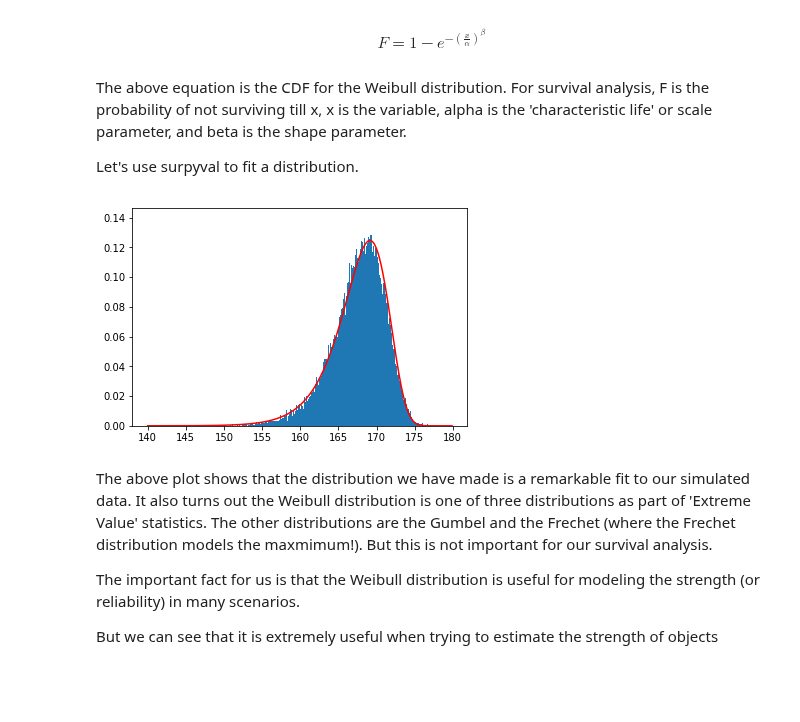
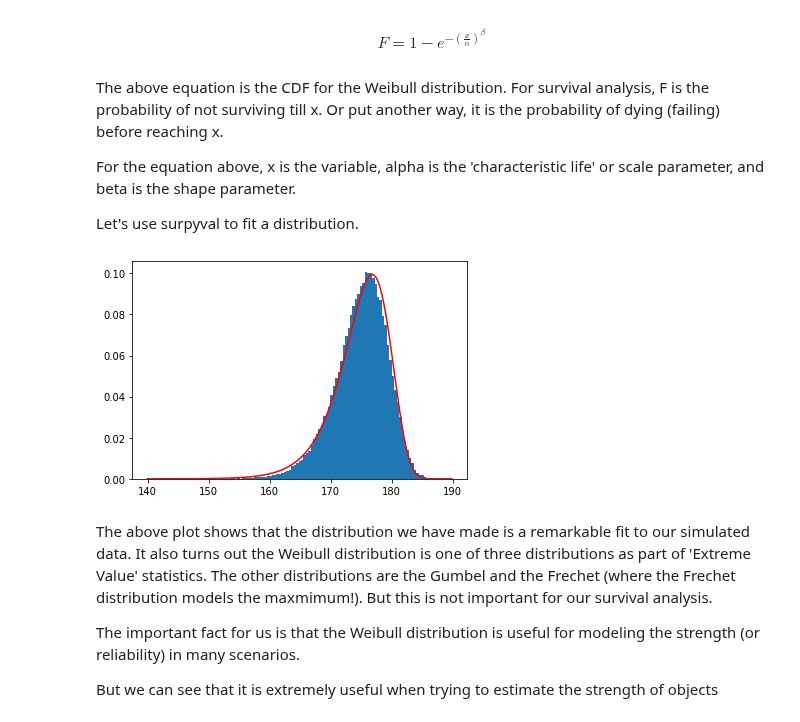
Before and after one commit to derrynknife/SurPyval, a Jupyter notebook: Parametric.ipynb, the cells around one changed output. Cells and saved outputs as stored; diff of their text form; code cells hidden in the pictures; blank space fills up the shorter version.

```diff
--- a/Parametric.ipynb
+++ b/Parametric.ipynb
@@ -28,7 +28,6 @@ plt.hist(chain_strength, bins=n);
 # %% [markdown]
 That seems to be quite regularly distributed. What happens if we increase the number of links and the count of chains?
 # %%
-n = 1000
 links = 100000
 chain_strength = np.random.normal(loc=mean, scale=std_dev, size=(n, links)).min(axis=0)
 # %%
@@ -44,19 +43,21 @@ But what is the weibull distribution?
 # %% [markdown]
 $$ F = 1 - e^{-({\frac{x}{\alpha}})^\beta}  $$
 # %% [markdown]
-The above equation is the CDF for the Weibull distribution. For survival analysis, F is the probability of not surviving till x, x is the variable, alpha is the 'characteristic life' or scale parameter, and beta is the shape parameter.
+The above equation is the CDF for the Weibull distribution. For survival analysis, F is the probability of not surviving till x. Or put another way, it is the probability of dying (failing) before reaching x.
+
+For the equation above, x is the variable, alpha is the 'characteristic life' or scale parameter, and beta is the shape parameter.
 
 Let's use surpyval to fit a distribution.
 # %%
 import parametric as par
 model = par.Weibull.fit(chain_strength)
 # %%
-xx = np.arange(140, 180, 0.1)
+xx = np.arange(140, 190, 0.1)
 y = model.df(xx)
 plt.hist(chain_strength, bins=n, density=True)
 plt.plot(xx, y, color='r');
 # %% [output]
-[figure, old version]
+[figure, new version]
 # %% [markdown]
 The above plot shows that the distribution we have made is a remarkable fit to our simulated data. It also turns out the Weibull distribution is one of three distributions as part of 'Extreme Value' statistics. The other distributions are the Gumbel and the Frechet (where the Frechet distribution models the maxmimum!). But this is not important for our survival analysis.
 
```
Also changed, not shown: parts of 22 cells of this notebook, 6 other files.
